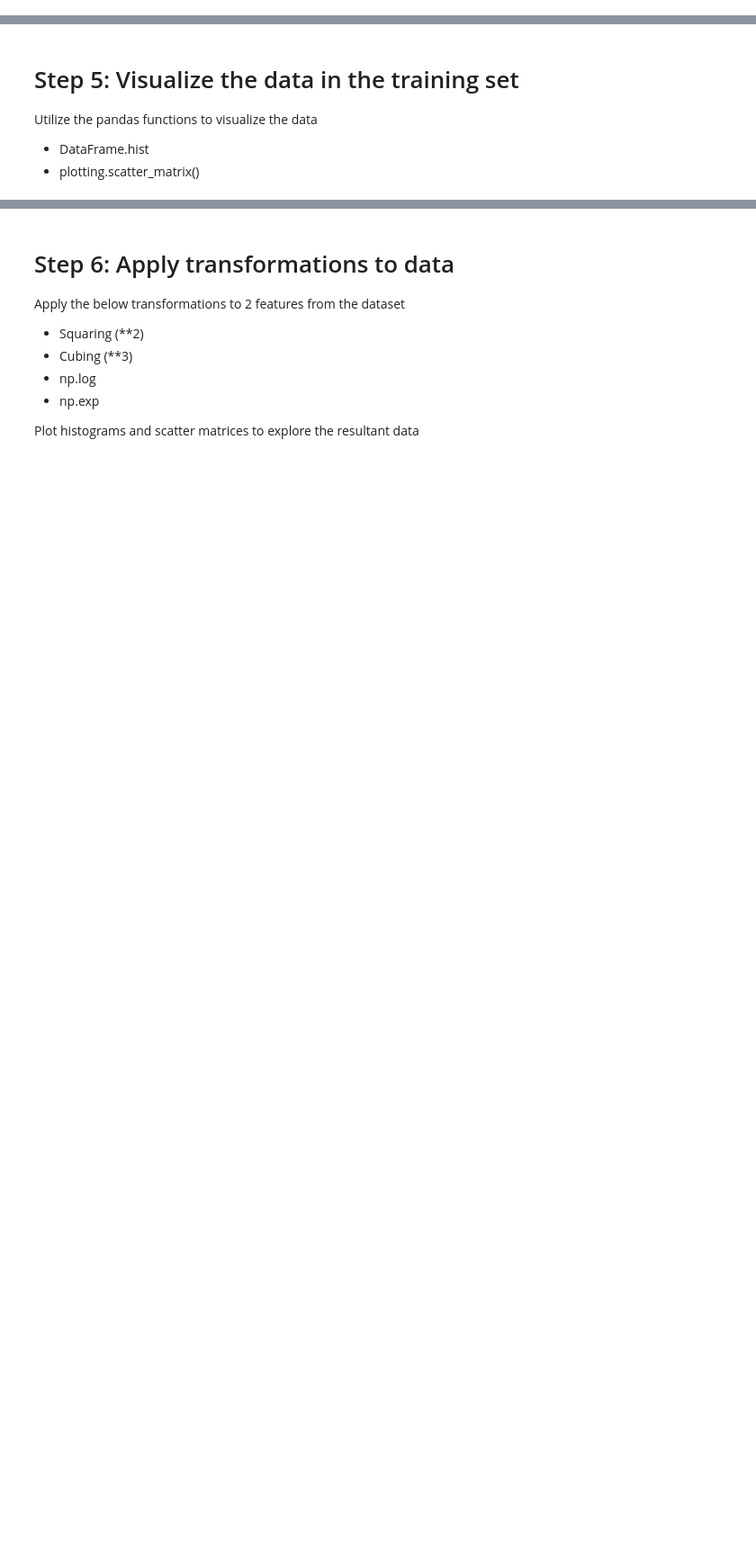
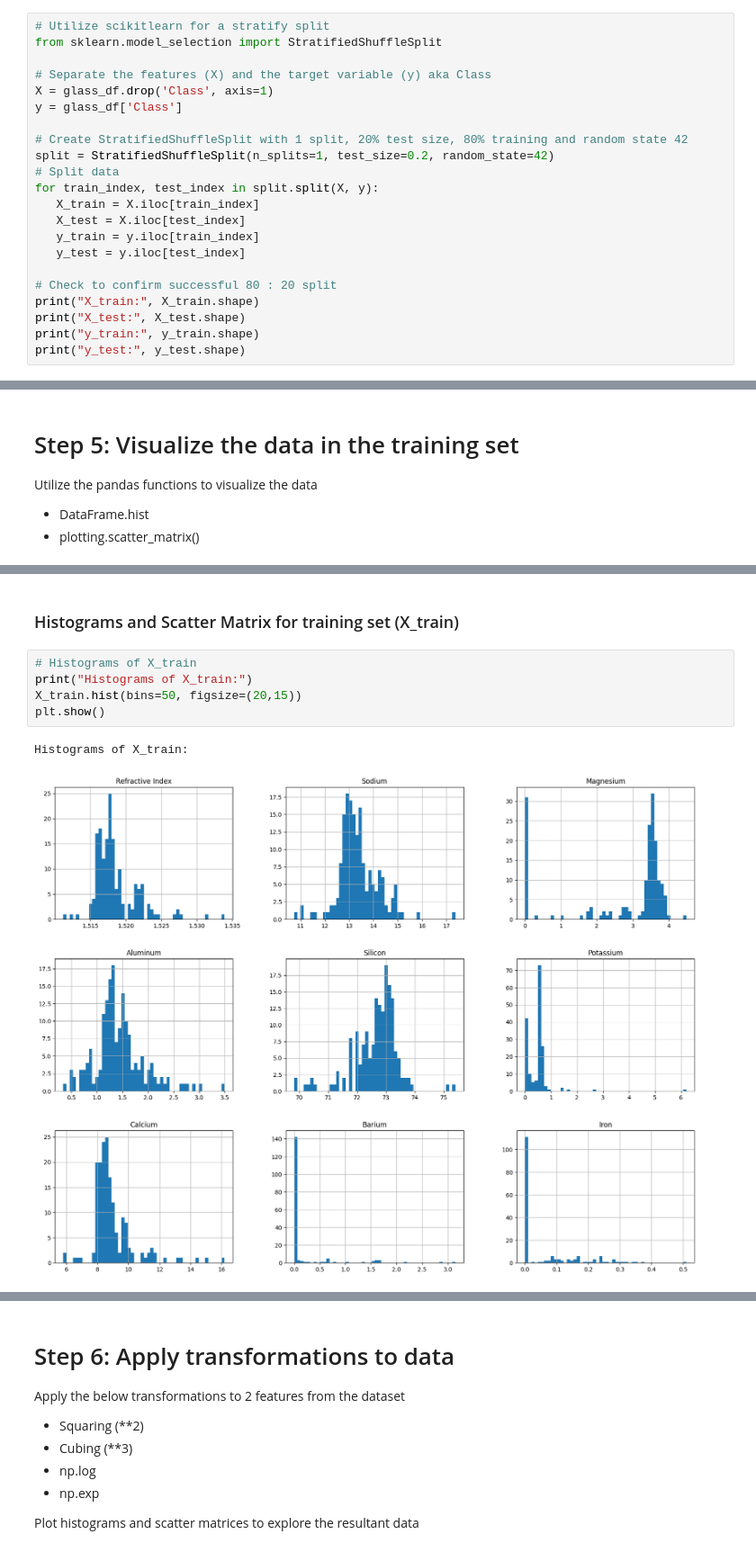
Before and after one commit to atoothman/Data-71200-Projects-, a Jupyter notebook: Data_71200_Project_1_Glass_ID.ipynb, the cells around one changed output, grey strips where cells are left out. Shown: that part at 90% size. Cells and saved outputs as stored; diff of their text form; blank space fills up the shorter version.

```diff
--- a/Data_71200_Project_1_Glass_ID.ipynb
+++ b/Data_71200_Project_1_Glass_ID.ipynb
@@ -96,3 +120,25 @@ Description of glass_df:
 # Step 2: Divide into a training set and testing set
 
 To create a balanced split StratifiedShuffleSplit will be utilized below with a 20% test size and 80% training size
+# %%
+# Utilize scikitlearn for a stratify split
+from sklearn.model_selection import StratifiedShuffleSplit
+
+# Separate the features (X) and the target variable (y) aka Class
+X = glass_df.drop('Class', axis=1)
+y = glass_df['Class']
+
+# Create StratifiedShuffleSplit with 1 split, 20% test size, 80% training and random state 42
+split = StratifiedShuffleSplit(n_splits=1, test_size=0.2, random_state=42)
+# Split data
+for train_index, test_index in split.split(X, y):
+   X_train = X.iloc[train_index]
+   X_test = X.iloc[test_index]
+   y_train = y.iloc[train_index]
+   y_test = y.iloc[test_index]
+
+# Check to confirm successful 80 : 20 split
+print("X_train:", X_train.shape)
+print("X_test:", X_test.shape)
+print("y_train:", y_train.shape)
+print("y_test:", y_test.shape)
@@ -116,0 +312,10 @@ Utilize the pandas functions to visualize the data
+# %% [markdown]
+### Histograms and Scatter Matrix for training set (X_train)
+# %%
+# Histograms of X_train
+print("Histograms of X_train:")
+X_train.hist(bins=50, figsize=(20,15))
+plt.show()
+# %% [output]
+Histograms of X_train:
+[figure, added]
```
Also changed, not shown: parts of 15 cells of this notebook.
